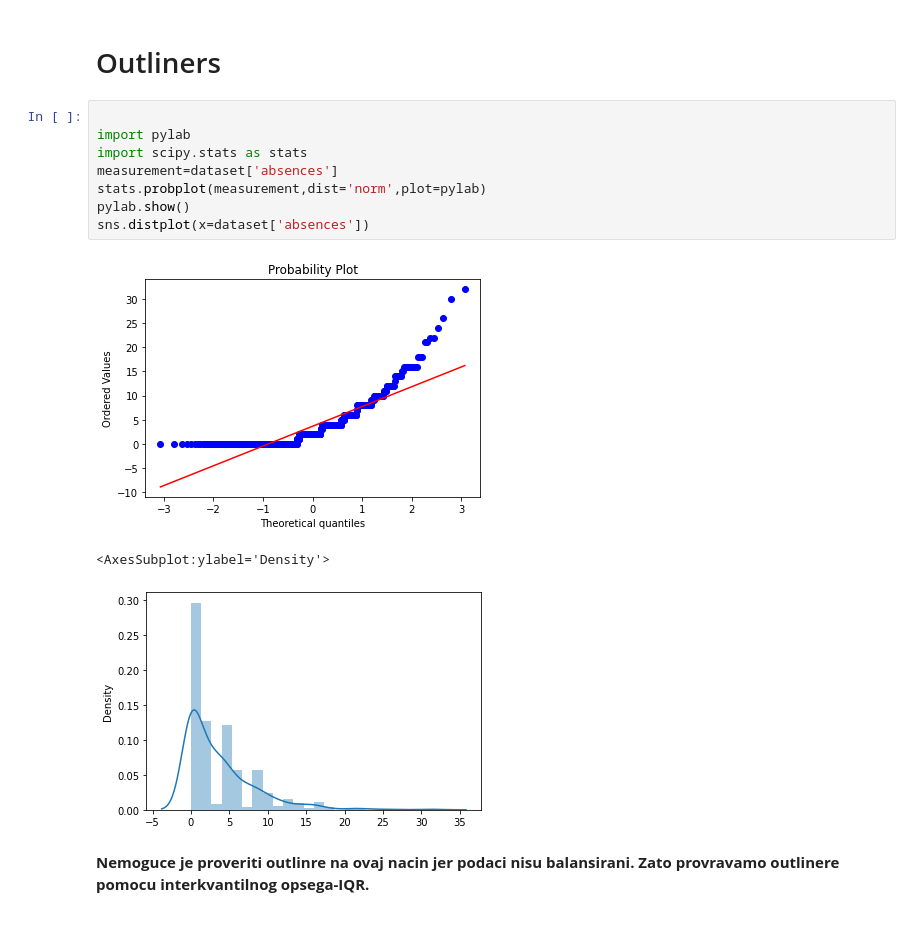
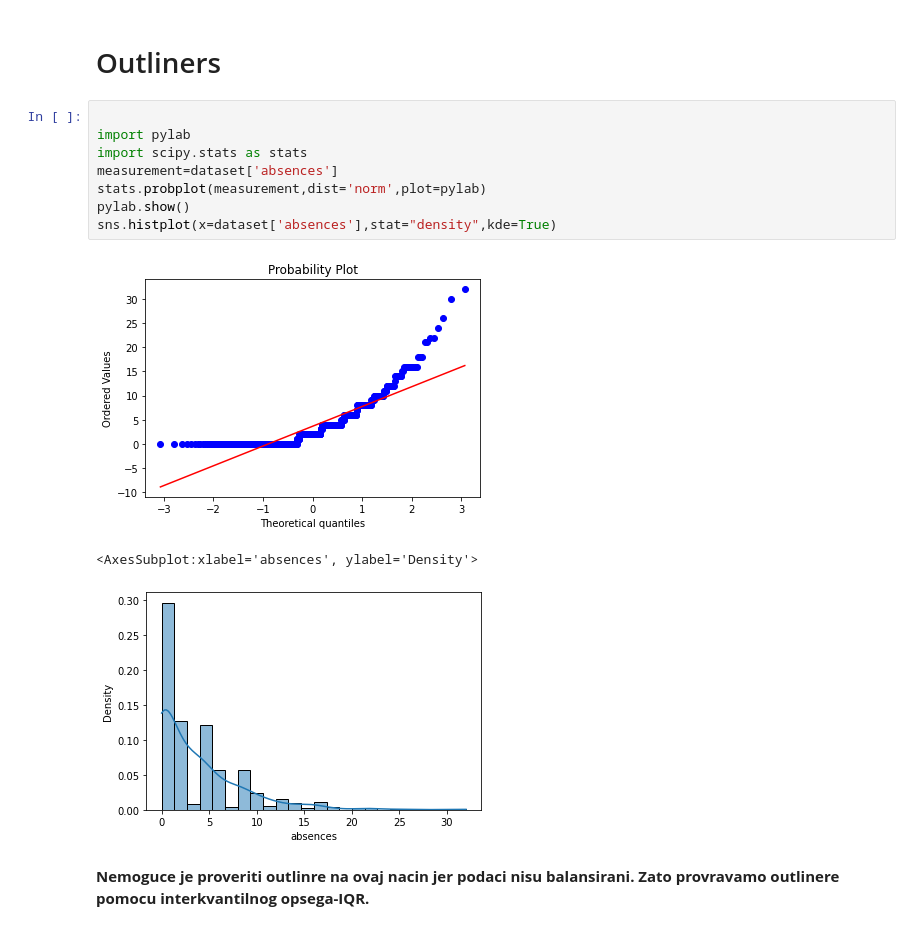
Before and after one commit to ilija447/machine-learning-1, a Jupyter notebook: Masinsko-ucenje-Projekat-I.ipynb, the cells around one changed output. Cells and saved outputs as stored; diff of their text form.

```diff
--- a/Masinsko-ucenje-Projekat-I.ipynb
+++ b/Masinsko-ucenje-Projekat-I.ipynb
@@ -310,15 +310,15 @@ Text(0.5, 1.0, 'G3 Distribution')
 # %%
 
 import pylab
 import scipy.stats as stats
 measurement=dataset['absences']
 stats.probplot(measurement,dist='norm',plot=pylab)
 pylab.show()
-sns.distplot(x=dataset['absences'])
+sns.histplot(x=dataset['absences'],stat="density",kde=True)
 # %% [output]
 [figure]
-<AxesSubplot:ylabel='Density'>
+<AxesSubplot:xlabel='absences', ylabel='Density'>
-[figure, old version]
+[figure, new version]
 # %% [markdown]
 **Nemoguce je proveriti outlinre na ovaj nacin jer podaci nisu balansirani. Zato provravamo outlinere pomocu interkvantilnog opsega-IQR.**
 # %%
```
Also changed, not shown: parts of 25 cells of this notebook.
